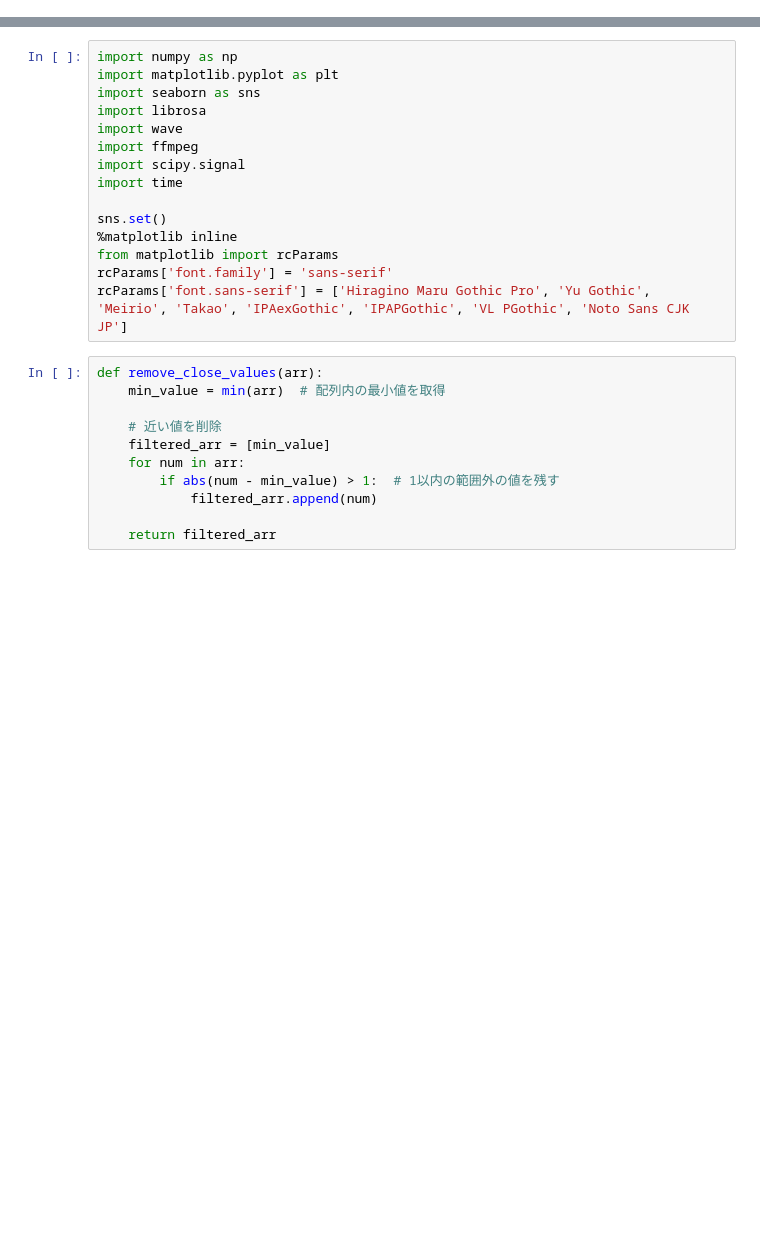
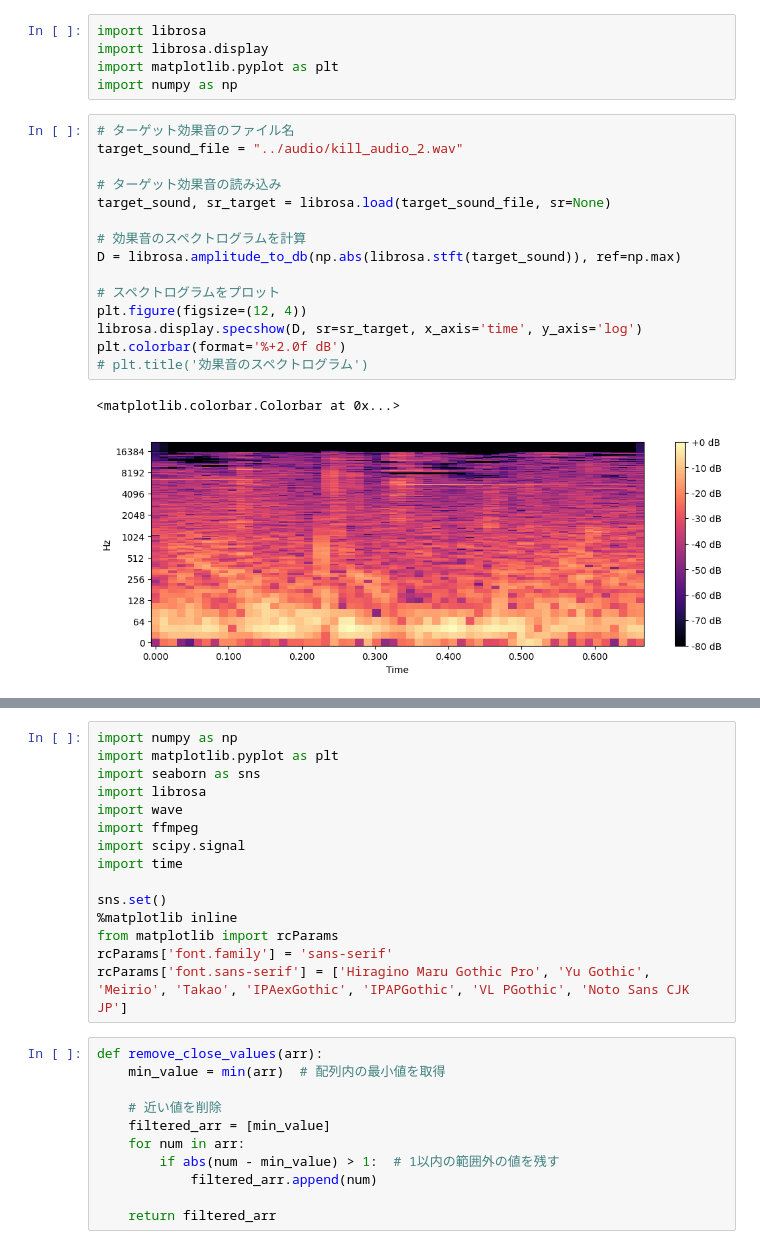
Before and after one commit to te260ku/pop1-kill-extractor, a Jupyter notebook: dev/audio_analysis.ipynb, the cells around one changed output, grey strips where cells are left out. Cells and saved outputs as stored; diff of their text form; blank space fills up the shorter version.

```diff
--- a/dev/audio_analysis.ipynb
+++ b/dev/audio_analysis.ipynb
@@ -0,0 +1,23 @@
+# %%
+import librosa
+import librosa.display
+import matplotlib.pyplot as plt
+import numpy as np
+# %%
+# ターゲット効果音のファイル名
+target_sound_file = "../audio/kill_audio_2.wav"
+
+# ターゲット効果音の読み込み
+target_sound, sr_target = librosa.load(target_sound_file, sr=None)
+
+# 効果音のスペクトログラムを計算
+D = librosa.amplitude_to_db(np.abs(librosa.stft(target_sound)), ref=np.max)
+
+# スペクトログラムをプロット
+plt.figure(figsize=(12, 4))
+librosa.display.specshow(D, sr=sr_target, x_axis='time', y_axis='log')
+plt.colorbar(format='%+2.0f dB')
+# plt.title('効果音のスペクトログラム')
+# %% [output]
+<matplotlib.colorbar.Colorbar at 0x...>
+[figure, added]
```
Also changed, not shown: parts of 7 cells of this notebook, 1 other file.
